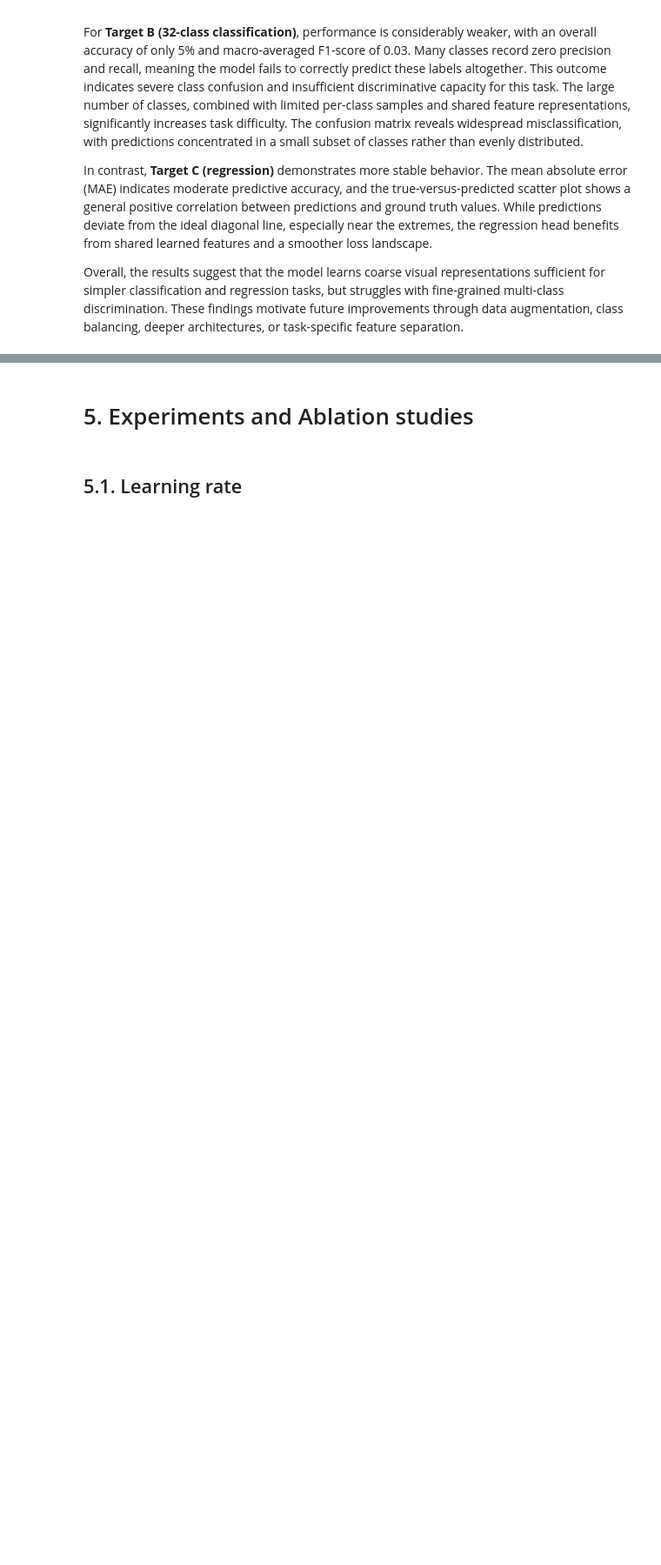
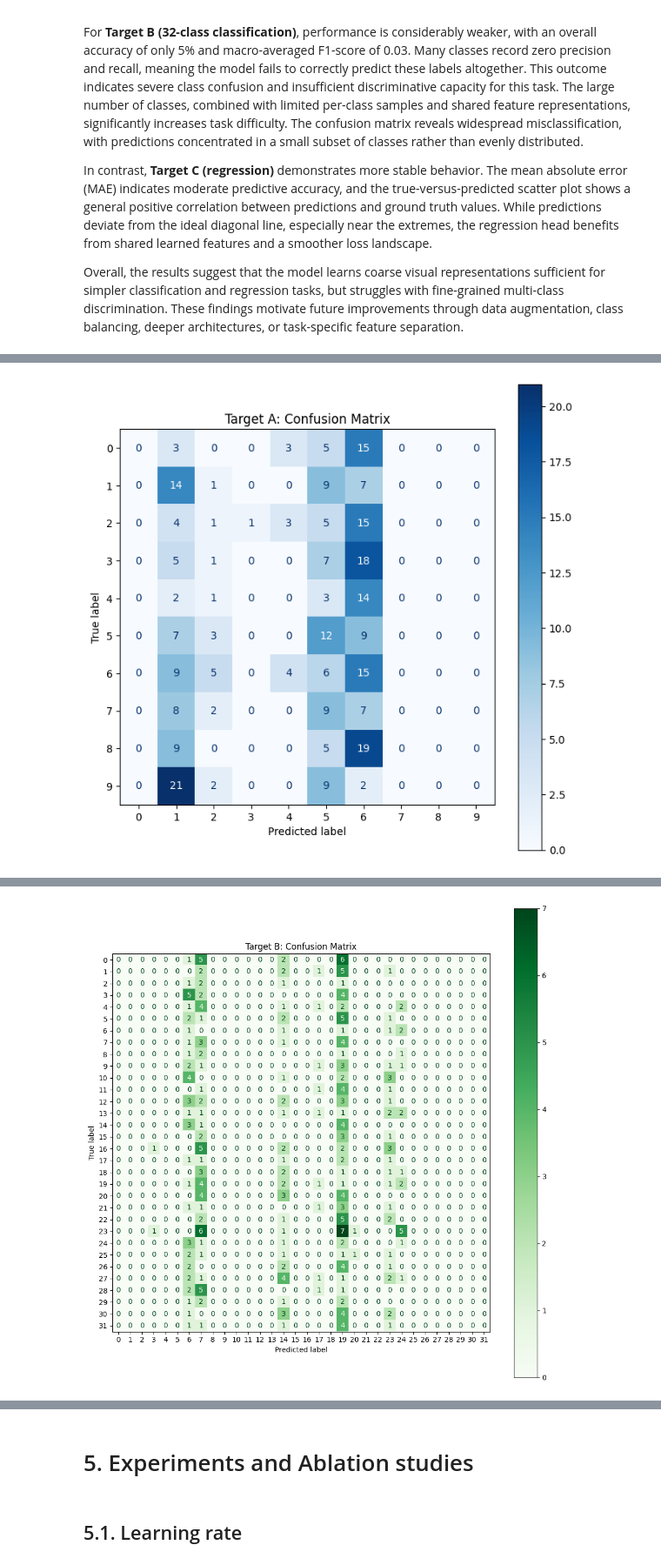
Before and after one commit to dang-nguyendd/DL-ASM2, a Jupyter notebook: main.ipynb, the cells around one changed output, grey strips where cells are left out. Shown at 87% size. Drawn from its saved outputs; the diff is of its cells as text; code cells hidden in the pictures; blank space fills up the shorter version.

```diff
--- a/main.ipynb
+++ b/main.ipynb
@@ -400,7 +401,12 @@ The model was compiled using the Adam optimizer with a learning rate of 0.001, w
 
 
 model.compile(
-    optimizer=keras.optimizers.Adam(learning_rate=0.001),
+    # optimizer=keras.optimizers.Adam(learning_rate=0.001),
+    optimizer=keras.optimizers.SGD(
+        learning_rate=0.01,
+        momentum=0.9,
+        nesterov=True
+    ),
     loss={
         "out_a": "sparse_categorical_crossentropy",
         "out_b": "sparse_categorical_crossentropy",
@@ -591,0 +527,67 @@ Mean Absolute Error (MAE): 0.1836
+# %%
+# ==========================================
+# 4.5. EVALUATION & VISUALIZATION
+# ==========================================
+print("\n--- 4. EVALUATION & PLOTS ---")
+
+# 1. Generate Predictions on Test Set
+# We use the predict_fn wrapper which handles shaping/normalization automatically
+print("Generating predictions for Test Set...")
+val_preds = predict_fn_option_b("best_model.h5",X_test)
+
+# Extract components from the stacked predictions
+# pred_a/b are class indices (integers), pred_c is float
+pred_a = val_preds[:, 0].astype(int)
+pred_b = val_preds[:, 1].astype(int)
+pred_c = val_preds[:, 2]
+
+# --- Target A (Classification 0-9) ---
+print("\n" + "=" * 40)
+print("TARGET A (Digits 0-9) PERFORMANCE")
+print("=" * 40)
+print(classification_report(y_test_A, pred_a))
+
+# Plot Confusion Matrix for A
+fig_a, ax_a = plt.subplots(figsize=(8, 8))
+cm_a = confusion_matrix(y_test_A, pred_a)
+disp_a = ConfusionMatrixDisplay(confusion_matrix=cm_a, display_labels=np.arange(10))
+disp_a.plot(cmap=plt.cm.Blues, ax=ax_a)
+ax_a.set_title("Target A: Confusion Matrix")
+plt.show()
+
+# --- Target B (Classification 0-31) ---
+print("\n" + "=" * 40)
+print("TARGET B (Classes 0-31) PERFORMANCE")
+print("=" * 40)
+# Note: Zero_division=0 handles classes that might not appear in validation set
+print(classification_report(y_test_B, pred_b, zero_division=0))
+
+# Plot Confusion Matrix for B
+fig_b, ax_b = plt.subplots(figsize=(12, 12))
+cm_b = confusion_matrix(y_test_B, pred_b)
+# We don't list all 32 labels on axis to keep it clean, or we can just use default ints
+disp_b = ConfusionMatrixDisplay(confusion_matrix=cm_b)
+disp_b.plot(cmap=plt.cm.Greens, ax=ax_b, values_format="d")  # 'd' for integers
+ax_b.set_title("Target B: Confusion Matrix")
+plt.show()
+
+# --- Target C (Regression 0-1) ---
+print("\n" + "=" * 40)
+print("TARGET C (Regression) PERFORMANCE")
+print("=" * 40)
+mae_c = mean_absolute_error(y_test_C, pred_c)
+print(f"Mean Absolute Error (MAE): {mae_c:.4f}")
+
+# Plot True vs Predicted
+plt.figure(figsize=(8, 8))
+plt.scatter(y_test_C, pred_c, alpha=0.5, color="purple", label="Predictions")
+plt.plot([0, 1], [0, 1], "r--", linewidth=2, label="Ideal Perfect Prediction")
+plt.xlabel("True Values")
+plt.ylabel("Predicted Values")
+plt.title(f"Target C: True vs Predicted (MAE={mae_c:.4f})")
+plt.legend()
+plt.grid(True, alpha=0.3)
+plt.xlim([0, 1])
+plt.ylim([0, 1])
+plt.show()
+# %% [output]
@@ -591,0 +611 @@ Mean Absolute Error (MAE): 0.1836
+[figure, added]
@@ -591,0 +629 @@ Mean Absolute Error (MAE): 0.1836
+[figure, added]
```
Also changed, not shown: parts of 11 cells of this notebook, 1 other file.
